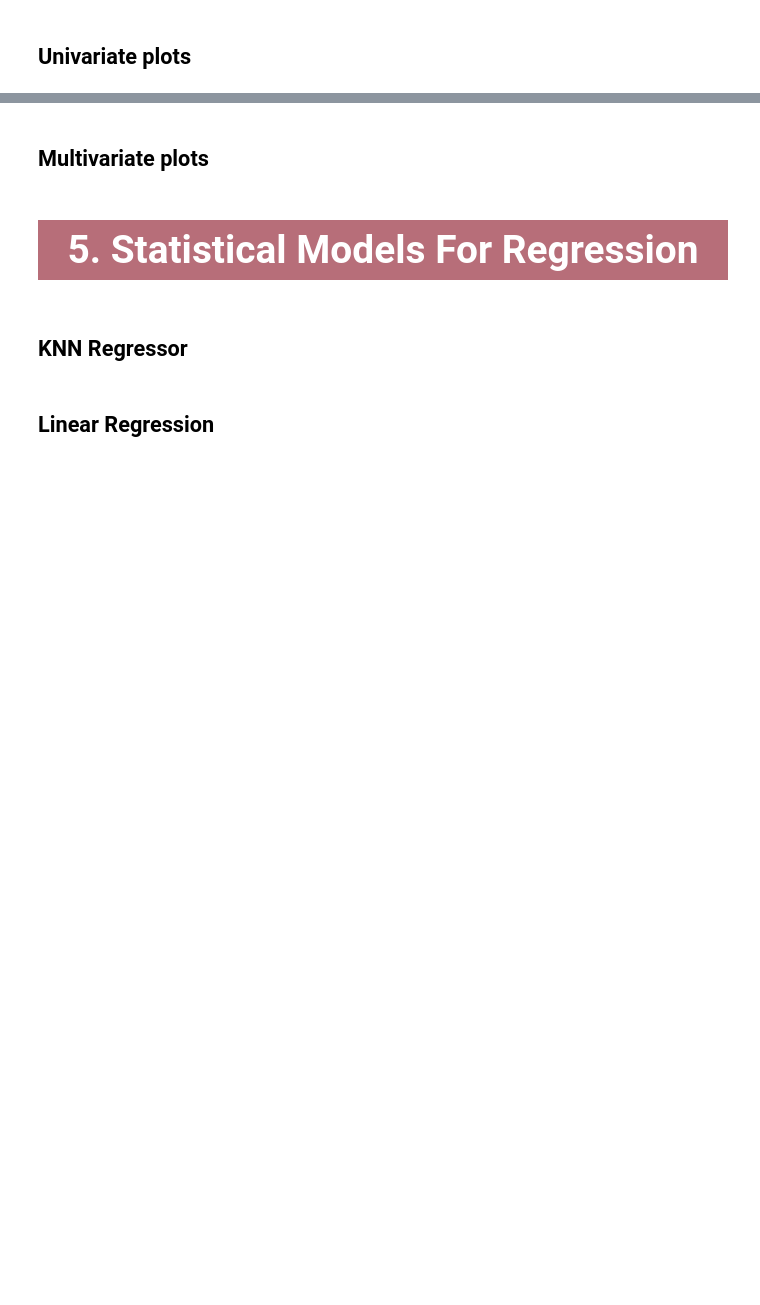
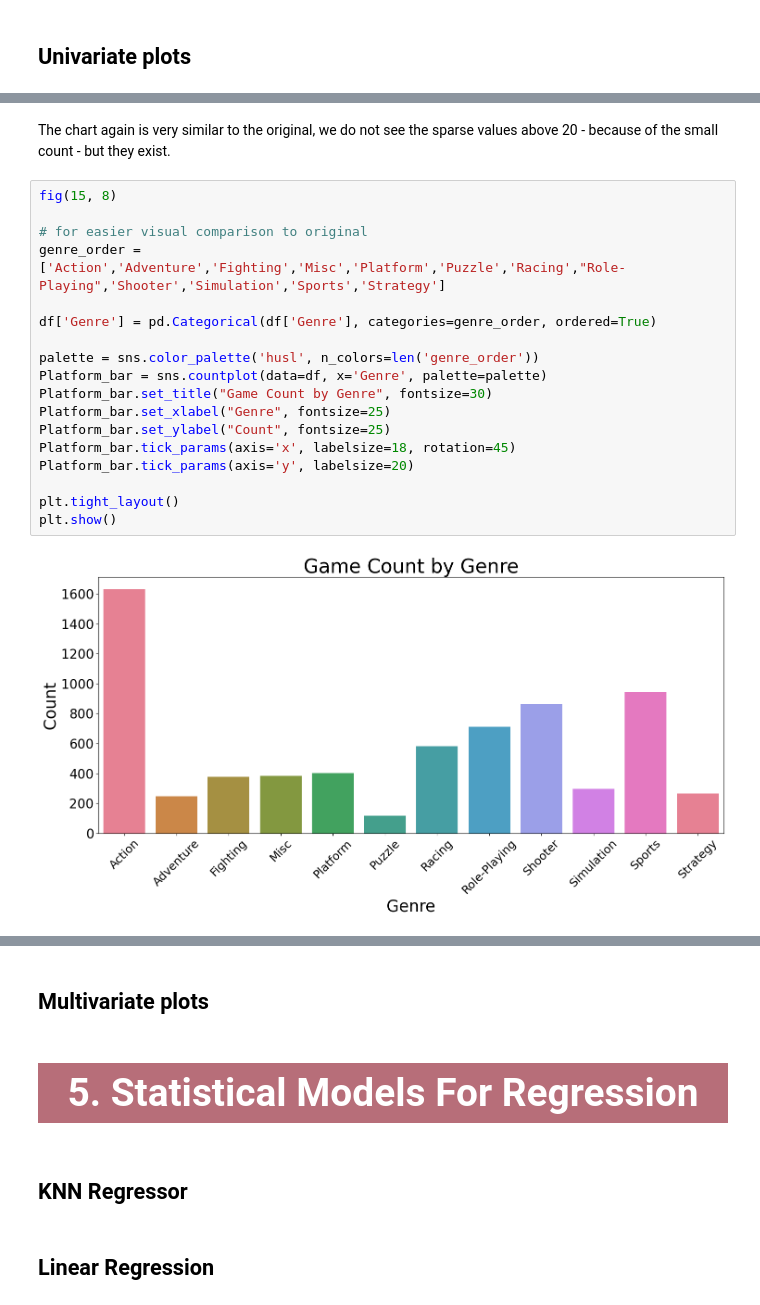
Before and after one commit to Assyl99/RR_project, a Jupyter notebook: Regression_Video_Games.ipynb, the cells around one changed output, grey strips where cells are left out. Saved outputs shown, nothing was run; the diff lists cells and outputs as text; blank space fills up the shorter version.

```diff
--- a/Regression_Video_Games.ipynb
+++ b/Regression_Video_Games.ipynb
@@ -166,0 +227,22 @@ vgsales.to_csv('Data/vgsales_cleaned.csv')
+# %% [markdown]
+The chart again is very similar to the original, we do not see the sparse values above 20 - because of the small count - but they exist.
+# %%
+fig(15, 8)
+
+# for easier visual comparison to original
+genre_order = ['Action','Adventure','Fighting','Misc','Platform','Puzzle','Racing',"Role-Playing",'Shooter','Simulation','Sports','Strategy']
+
+df['Genre'] = pd.Categorical(df['Genre'], categories=genre_order, ordered=True)
+
+palette = sns.color_palette('husl', n_colors=len('genre_order'))
+Platform_bar = sns.countplot(data=df, x='Genre', palette=palette)
+Platform_bar.set_title("Game Count by Genre", fontsize=30)
+Platform_bar.set_xlabel("Genre", fontsize=25)
+Platform_bar.set_ylabel("Count", fontsize=25)
+Platform_bar.tick_params(axis='x', labelsize=18, rotation=45)
+Platform_bar.tick_params(axis='y', labelsize=20)
+
+plt.tight_layout()
+plt.show()
+# %% [output]
+[figure, added]
```
Also changed, not shown: parts of 18 cells of this notebook.
